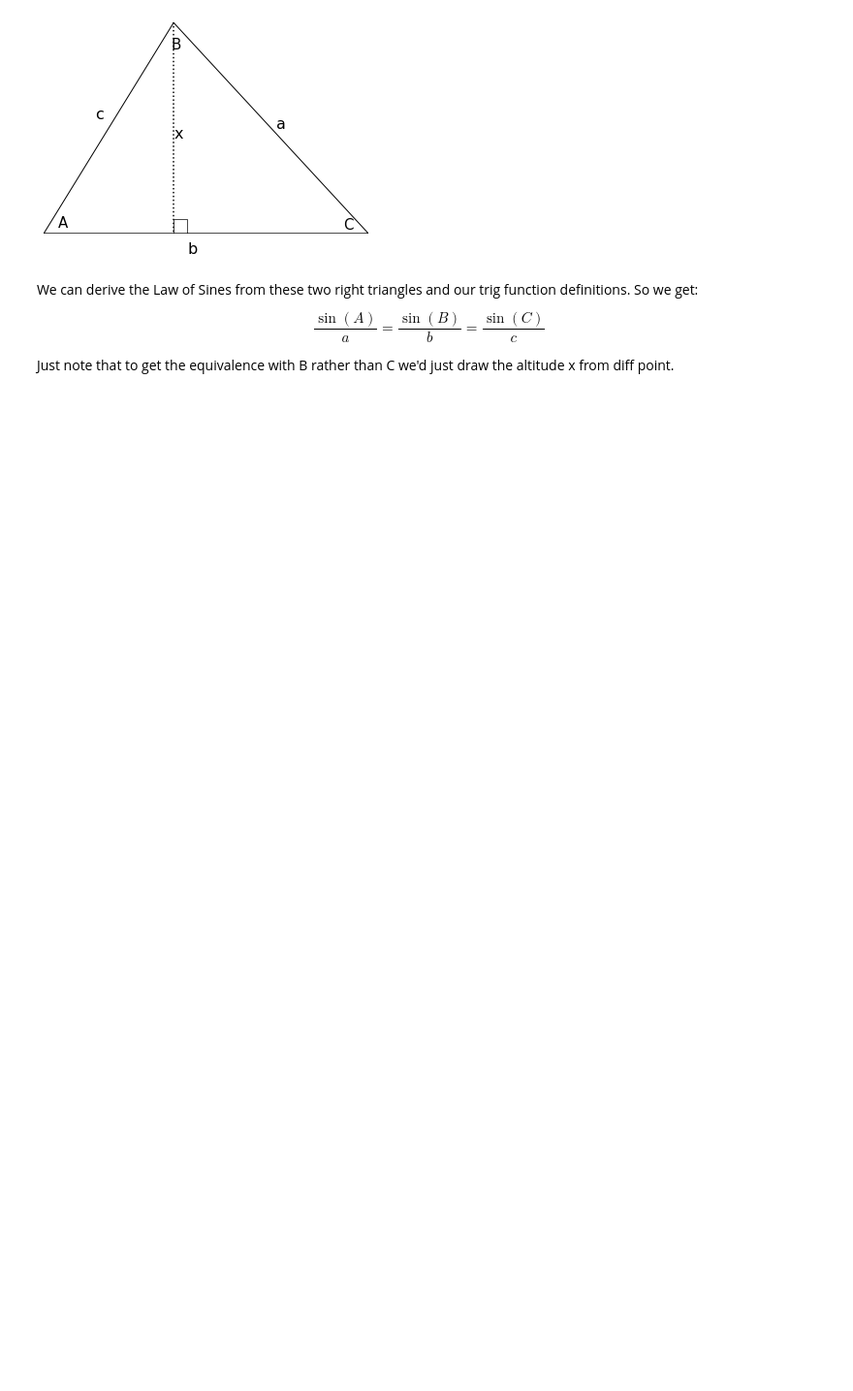
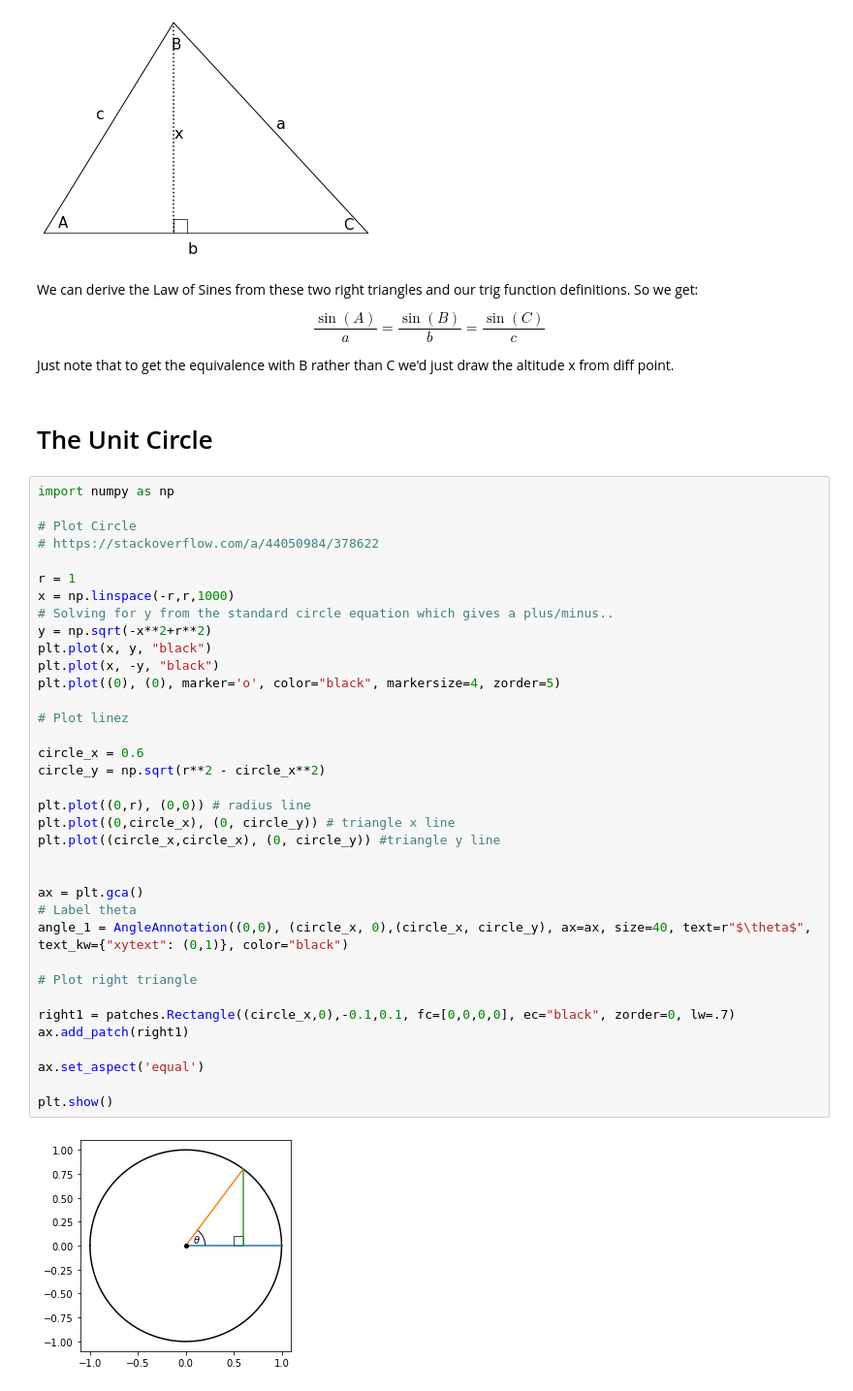
Before and after one commit to bsgreenb/math-tools, a Jupyter notebook: Trig.ipynb, the cells around one changed output. Shown at 97% size. Saved outputs shown, nothing was run; the diff lists cells and outputs as text; blank space fills up the shorter version.

Commit message:
More trig n unit circle

```diff
--- a/Trig.ipynb
+++ b/Trig.ipynb
@@ -103,3 +191,43 @@ $$
 $$
 
 Just note that to get the equivalence with B rather than C we'd just draw the altitude x from diff point.
+# %% [markdown]
+# The Unit Circle
+# %%
+import numpy as np
+
+# Plot Circle
+# https://stackoverflow.com/a/44050984/378622
+
+r = 1
+x = np.linspace(-r,r,1000)
+# Solving for y from the standard circle equation which gives a plus/minus..
+y = np.sqrt(-x**2+r**2)
+plt.plot(x, y, "black")
+plt.plot(x, -y, "black")
+plt.plot((0), (0), marker='o', color="black", markersize=4, zorder=5)
+
+# Plot linez
+
+circle_x = 0.6
+circle_y = np.sqrt(r**2 - circle_x**2)
+
+plt.plot((0,r), (0,0)) # radius line
+plt.plot((0,circle_x), (0, circle_y)) # triangle x line
+plt.plot((circle_x,circle_x), (0, circle_y)) #triangle y line
+
+
+ax = plt.gca()
+# Label theta
+angle_1 = AngleAnnotation((0,0), (circle_x, 0),(circle_x, circle_y), ax=ax, size=40, text=r"$\theta$", text_kw={"xytext": (0,1)}, color="black")
+
+# Plot right triangle
+
+right1 = patches.Rectangle((circle_x,0),-0.1,0.1, fc=[0,0,0,0], ec="black", zorder=0, lw=.7)
+ax.add_patch(right1)
+
+ax.set_aspect('equal')
+
+plt.show()
+# %% [output]
+[figure, added]
```
Also changed, not shown: parts of 11 cells of this notebook.
